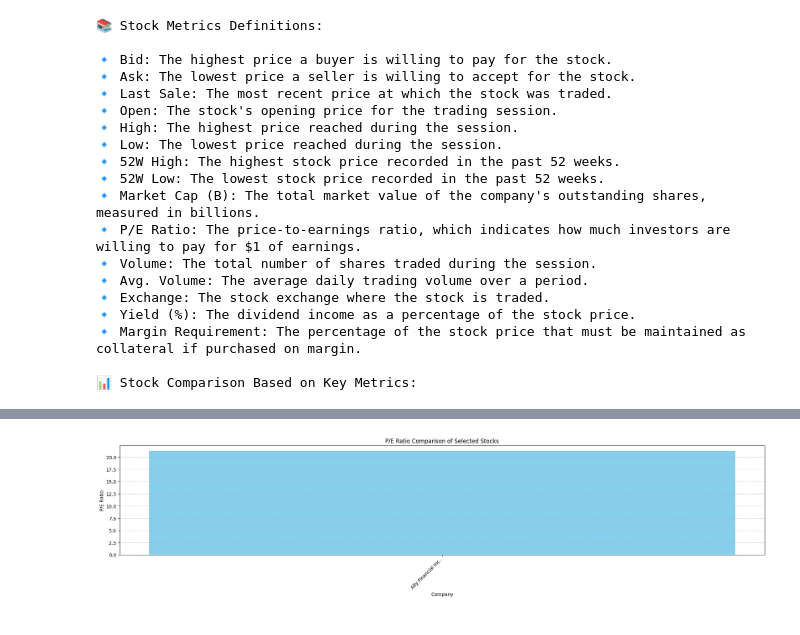
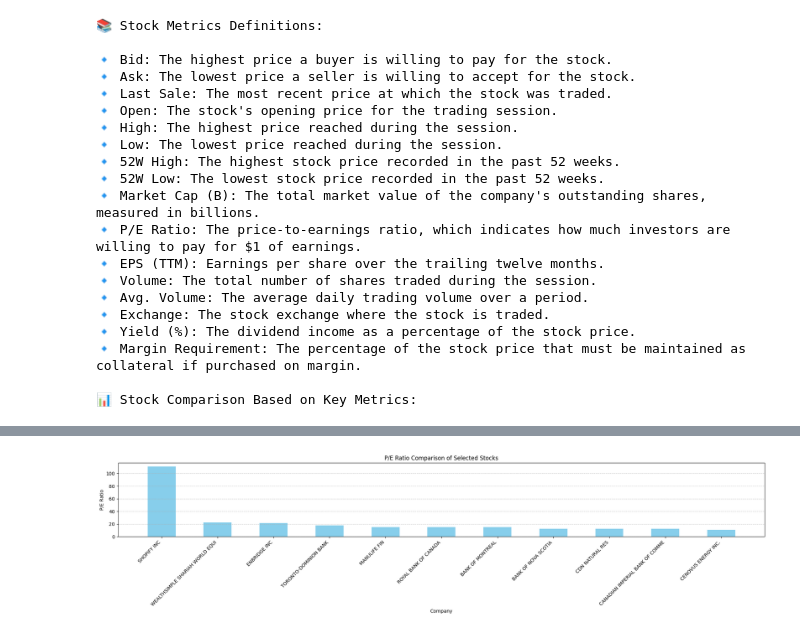
Before and after one commit to anantagr/investment_profile, a Jupyter notebook: Stocks.ipynb, the cells around one changed output, grey strips where cells are left out. Saved outputs shown, nothing was run; the diff lists cells and outputs as text; code cells hidden in the pictures.

Commit message:
Fixed P/E ratio and bar chart

```diff
--- a/Stocks.ipynb
+++ b/Stocks.ipynb
@@ -13,9 +13,9 @@ from datetime import date, timedelta
 
 
 # ✅ Define Stock Tickers to Compare (Modify this list as needed)
-# stock_symbols = ["RY.TO", "TD.TO", "BMO.TO", "BNS.TO", "CM.TO", "SHOP.TO", "ENB.TO", "CNQ.TO", "CVE.TO", "MFC.TO", "WSHR.NE"]
+stock_symbols = ["RY.TO", "TD.TO", "BMO.TO", "BNS.TO", "CM.TO", "SHOP.TO", "ENB.TO", "CNQ.TO", "CVE.TO", "MFC.TO", "WSHR.NE"]
 # stock_symbols = ["WSHR.NE", "XGD.TO", "PLTR", "NVDA", "HDIF.TO"]  # Example tickers
-stock_symbols = ["ALLY"]  # Example tickers
+# stock_symbols = ["ALLY"]  # Example tickers
 
 # ✅ Print Definitions of Stock Metrics
 metric_definitions = {
@@ -29,6 +29,8 @@ metric_definitions = {
     "52W Low": "The lowest stock price recorded in the past 52 weeks.",
     "Market Cap (B)": "The total market value of the company's outstanding shares, measured in billions.",
     "P/E Ratio": "The price-to-earnings ratio, which indicates how much investors are willing to pay for $1 of earnings.",
+    "EPS (TTM)": "Earnings per share over the trailing twelve months.",
+
     "Volume": "The total number of shares traded during the session.",
     "Avg. Volume": "The average daily trading volume over a period.",
     "Exchange": "The stock exchange where the stock is traded.",
@@ -52,14 +54,27 @@ def fetch_stock_data(ticker):
 
     open_price = info.get('open')
     last_sale = info.get("previousClose")
+
     fifty_two_week_high = info.get("fiftyTwoWeekHigh")
     fifty_two_week_low = info.get("fiftyTwoWeekLow")
+    day_high = info.get('dayHigh')
+    day_low = info.get('dayLow')
+
+    volume = info.get("volume")
+    formatted_volume = "{:,}".format(volume) if volume is not None else None  # Format with comma
+    avg_volume = info.get("averageVolume")
+    formatted_avg_volume = "{:,}".format(avg_volume) if avg_volume is not None else None  # Format with comma
+
+
     market_cap = info.get("marketCap")
     pe_ratio = info.get("trailingPE")
+    eps = info.get("trailingEps")  # Get trailing EPS
 
     change_1d_percent = ((current_price - open_price) / open_price) * 100 if (open_price is not None and open_price != 0 and current_price is not None) else None
     change_1d_dollar = current_price - open_price if (open_price is not None and current_price is not None) else None
 
+    days_range = f"${day_low:.2f} - ${day_high:.2f}" if (day_low is not None and day_high is not None) else None
+    week_range = f"${fifty_two_week_low:.2f} - ${fifty_two_week_high:.2f}" if (fifty_two_week_low is not None and fifty_two_week_high is not None) else None
 
     return {
         "Company": info.get("shortName", ticker),
@@ -67,23 +82,27 @@ def fetch_stock_data(ticker):
 
         "Current Price": f"${current_price:.2f}" if current_price is not None else None,
         "Open": f"${open_price:.2f}" if open_price is not None else None,
+        "Last Sale": f"${last_sale:.2f}" if last_sale is not None else None,
+
         "Day Change (%)": f"{change_1d_percent:.2f}%" if change_1d_percent is not None else None,
         "Day Change ($)": f"{change_1d_dollar:.2f}" if change_1d_dollar is not None else None,
 
+        "Day's Range": days_range, # Added Day's Range
+        "52 Week Range": week_range, # Added 52 Week Range
 
         "Bid": f"${info.get('bid'):.2f}" if info.get('bid') is not None else None,
         "Ask": f"${info.get('ask'):.2f}" if info.get('ask') is not None else None,
 
-        "Last Sale": f"${last_sale:.2f}" if last_sale is not None else None,
-        "Open": f"${info.get('open'):.2f}" if info.get('open') is not None else None,
 
         "High": f"${info.get('dayHigh'):.2f}" if info.get('dayHigh') is not None else None,
         "Low": f"${info.get('dayLow'):.2f}" if info.get('dayLow') is not None else None,
 
+        "Volume": formatted_volume,  # Use formatted volume
+        "Avg. Volume": formatted_avg_volume, # Use formatted average volume
         "Market Cap (B)": f"${round(market_cap / 1e9, 2)}B" if market_cap is not None else None,
         "P/E Ratio": f"{pe_ratio:.2f}" if pe_ratio is not None else None,
-        "Volume": info.get("volume"),
-        "Avg. Volume": info.get("averageVolume"),
+        "EPS (TTM)": f"${eps:.2f}" if eps is not None else None,  # Add $ to EPS and format
+
 
         "Exchange": info.get("exchange"),
         "Yield (%)": f"{round(info.get('dividendYield', 0) * 100, 2)}%" if info.get('dividendYield') is not None else None,
@@ -106,22 +125,34 @@ df["52W % from High"] = ((pd.to_numeric(df["Last Sale"].str.replace('$', ''), er
 df["52W % from High"] = df["52W % from High"].apply(lambda x: f"{x:.2f}%" if pd.notna(x) else None)
 
 
-# ✅ Sort by P/E Ratio (Lower is Usually Better)
-df_sorted = df.sort_values(by=["P/E Ratio"], ascending=True)
+# Convert P/E Ratio to string, then remove $, %, and convert to numeric (handle mixed data types) *before* sorting
+df["P/E Ratio"] = df["P/E Ratio"].astype(str).str.replace('$', '').str.replace('%', '')
+df["P/E Ratio"] = pd.to_numeric(df["P/E Ratio"], errors='coerce')
+
+# ✅ Sort by P/E Ratio (Highest to Lowest)
+df_sorted = df.sort_values(by=["P/E Ratio"], ascending=False)
+
 
 # Display Results in Table Format (Center-Aligned and Equally Spaced)
 print("\n📊 Stock Comparison Based on Key Metrics:\n")
 
-# Apply CSS styling for center alignment and equal column widths:
+# Apply CSS styling:
 css_style = """
 <style>
 .table-bordered {
-  width: 100%; /* Make the table take full width */
-  table-layout: fixed; /* Key for equal column widths */
+  width: auto; /* Table width adjusts to content */
+  border-collapse: collapse; /* Prevents extra spacing */
+  display: block; /* Enables horizontal scrolling */
+  overflow-x: auto; /* Adds horizontal scrollbar when needed */
 }
-.table-bordered th, .table-bordered td { /* Target both header and data cells */
-  text-align: center !important; /* Center align text in all cells - !important is key! */
-  word-wrap: break-word; /* prevent content from overflowing */
+.table-bordered th, .table-bordered td {
+  text-align: center !important; /* Center align text */
+  white-space: nowrap; /* Prevents text from wrapping */
+  padding: 8px; /* Adds padding */
+  border: 1px solid #dee2e6; /* Adds borders */
+}
+.table-bordered th {
+    font-weight: bold; /* Bold header text */
 }
 </style>
 """
@@ -136,8 +167,8 @@ display(HTML(css_style + html))
 
 
 # ✅ Identify Best Picks Based on Criteria (Value Investing)
-# Convert P/E Ratio and Yield (%) to numeric (handle errors)
-df_sorted["P/E Ratio"] = pd.to_numeric(df_sorted["P/E Ratio"].str.replace('$', '').str.replace('%', ''), errors='coerce')
+# Convert P/E Ratio and Yield (%) to numeric (handle errors) *AFTER* filtering/sorting
+df_sorted["P/E Ratio"] = pd.to_numeric(df_sorted["P/E Ratio"], errors='coerce')  # Convert to numeric
 df_sorted["Yield (%)"] = pd.to_numeric(df_sorted["Yield (%)"].str.replace('%', ''), errors='coerce')
 
 # Convert "52W % from High" to numeric for filtering (handle errors)
@@ -154,7 +185,9 @@ df_sorted["52W % from High"] = pd.to_numeric(df_sorted["52W % from High"].str.re
 # ✅ Plot P/E Ratio Comparison (Colab-Friendly)
 plt.figure(figsize=(20, 5))
 width = 0.5
-plt.bar(df["Company"], pd.to_numeric(df["P/E Ratio"].str.replace('$', ''), errors='coerce'), color='skyblue', width=width)
+pe_ratios_for_plot = pd.to_numeric(df_sorted["P/E Ratio"], errors='coerce')
+
+plt.bar(df_sorted["Company"], pe_ratios_for_plot, color='skyblue', width=width)  # Use df_sorted
 plt.xlabel("Company")
 plt.ylabel("P/E Ratio")
 plt.title("P/E Ratio Comparison of Selected Stocks")
@@ -175,6 +208,7 @@ plt.show()
 🔹 52W Low: The lowest stock price recorded in the past 52 weeks.
 🔹 Market Cap (B): The total market value of the company's outstanding shares, measured in billions.
 🔹 P/E Ratio: The price-to-earnings ratio, which indicates how much investors are willing to pay for $1 of earnings.
+🔹 EPS (TTM): Earnings per share over the trailing twelve months.
 🔹 Volume: The total number of shares traded during the session.
 🔹 Avg. Volume: The average daily trading volume over a period.
 🔹 Exchange: The stock exchange where the stock is traded.
@@ -187 +231 @@ plt.show()
-[figure, old version]
+[figure, new version]
```
Also changed, not shown: parts of 1 cell of this notebook.
